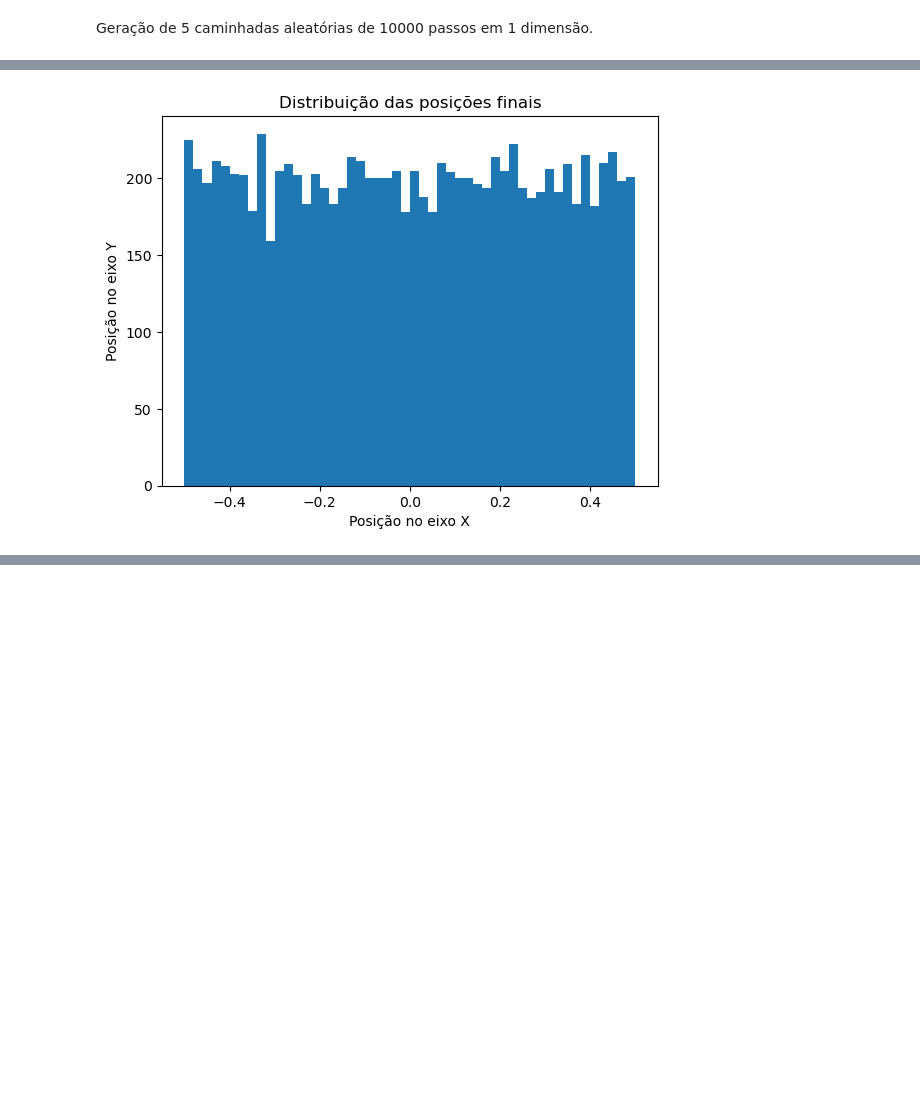
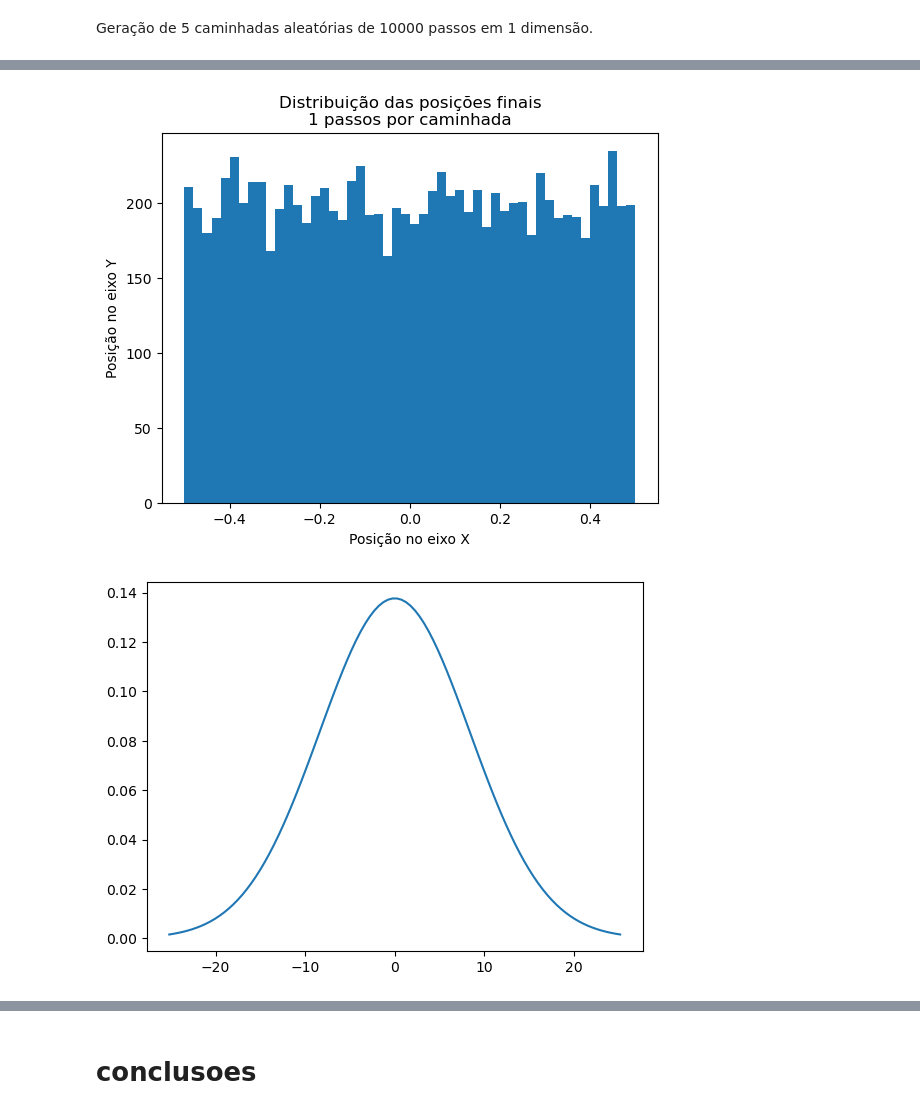
Before and after one commit to lframosferreira/fisica-estatistica-computacional, a Jupyter notebook: caminhadas_aleatorias/main.ipynb, the cells around one changed output, grey strips where cells are left out. Drawn from its saved outputs; the diff is of its cells as text; code cells hidden in the pictures; blank space fills up the shorter version.

```diff
--- a/caminhadas_aleatorias/main.ipynb
+++ b/caminhadas_aleatorias/main.ipynb
@@ -110,23 +111,32 @@ plt.show()
 def plot_last_positions_hist(
     amount_of_walks: np.int32,
     number_of_walks: np.int32,
-    number_of_bins: np.int32 = 50,
-    show: bool = False,
+    number_of_bins: np.int32 = 50
 ) -> None:
     last_positions: npt.NDArray[np.float64] = np.zeros(
         shape=(amount_of_walks, 1), dtype=np.float64
     )
-    for i in np.arange(10_000):
+    for i in np.arange(amount_of_walks):
         last_position: npt.NDArray[np.float64] = generate_random_walk(
             number_of_walks=number_of_walks, dimensions=1
         )[-1]
         last_positions[i] = last_position
-    plt.hist(last_positions, bins=50)
-    plt.title("Distribuição das posições finais")
+    plt.hist(last_positions, bins=number_of_bins)
+    plt.title(f"Distribuição das posições finais\n{number_of_walks} passos por caminhada")
     plt.xlabel("Posição no eixo X")
     plt.ylabel("Posição no eixo Y")
-    if show:
-        plt.show()
-plot_last_positions_hist(amount_of_walks=10_000, number_of_walks=1, show=True)
+    plt.show()
+    mean_squared_error: np.float64 = np.average(last_positions ** 2)
+    sigma : np.float64 = np.sqrt(10_000) * mean_squared_error
+    x:npt.NDArray[np.float64] = np.linspace(-3 * sigma, 3 * sigma, 100)
+    res = np.exp((-1 * x * x)/(2 * sigma * sigma)) / np.sqrt(2 * np.pi * sigma)
+    plt.plot(x, res)
+    plt.show()
-# %% [output]
-[figure, removed]
+# %%
+plot_last_positions_hist(amount_of_walks=10_000, number_of_walks=1)
+plot_last_positions_hist(amount_of_walks=10_000, number_of_walks=2)
+plot_last_positions_hist(amount_of_walks=10_000, number_of_walks=3)
+plot_last_positions_hist(amount_of_walks=10_000, number_of_walks=5)
+# %% [output]
+[figure, added]
+[figure, added]
@@ -132,0 +149,2 @@ plot_last_positions_hist(amount_of_walks=10_000, number_of_walks=1, show=True)
+# %% [markdown]
+# conclusoes
```
Also changed, not shown: parts of 7 cells of this notebook, 1 other file.
